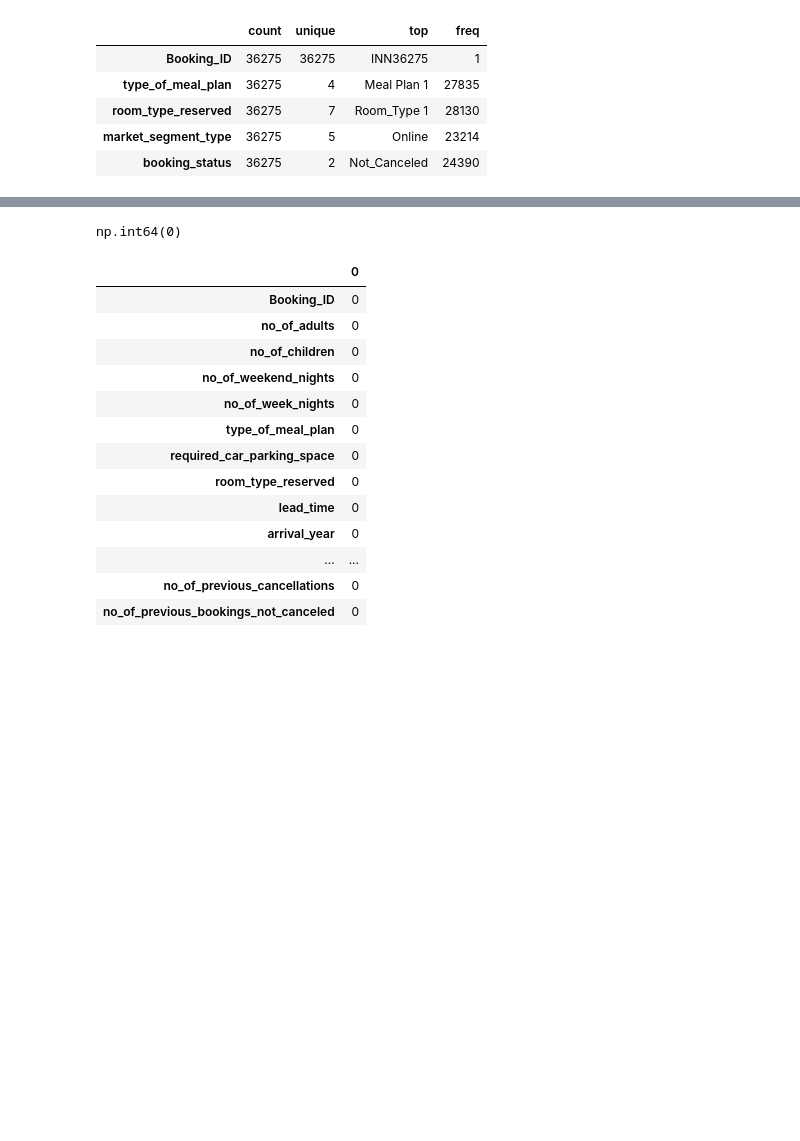
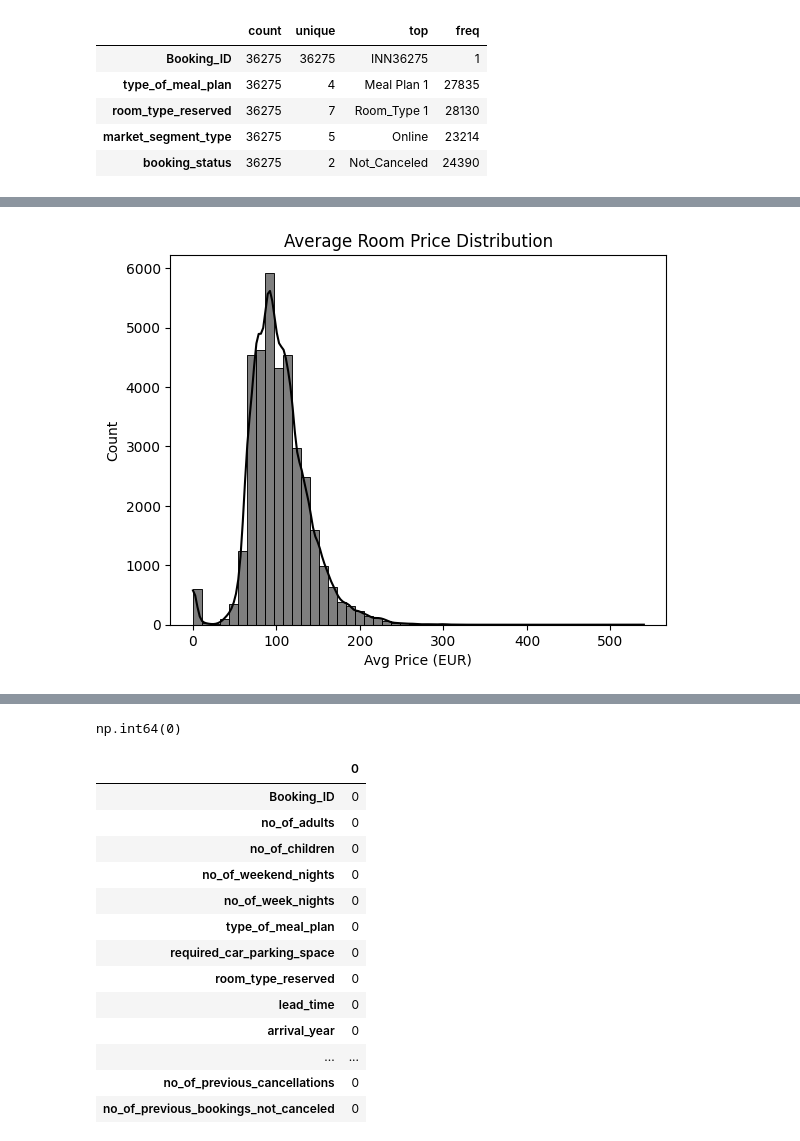
Before and after one commit to dakshayani2906/Data-Science-Portfolio, a Jupyter notebook: INN_Hotels_Solution.ipynb, the cells around one changed output, grey strips where cells are left out. Drawn from its saved outputs; the diff is of its cells as text; code cells hidden in the pictures; blank space fills up the shorter version.

```diff
--- a/INN_Hotels_Solution.ipynb
+++ b/INN_Hotels_Solution.ipynb
@@ -186,0 +141,8 @@ df.describe(include = ["object"]).T
+# %%
+# Average Price per Room
+sns.histplot(df['avg_price_per_room'], color = 'black', bins=50, kde=True)
+plt.title("Average Room Price Distribution")
+plt.xlabel("Avg Price (EUR)")
+plt.show()
+# %% [output]
+[figure, added]
```
Also changed, not shown: parts of 48 cells of this notebook.
